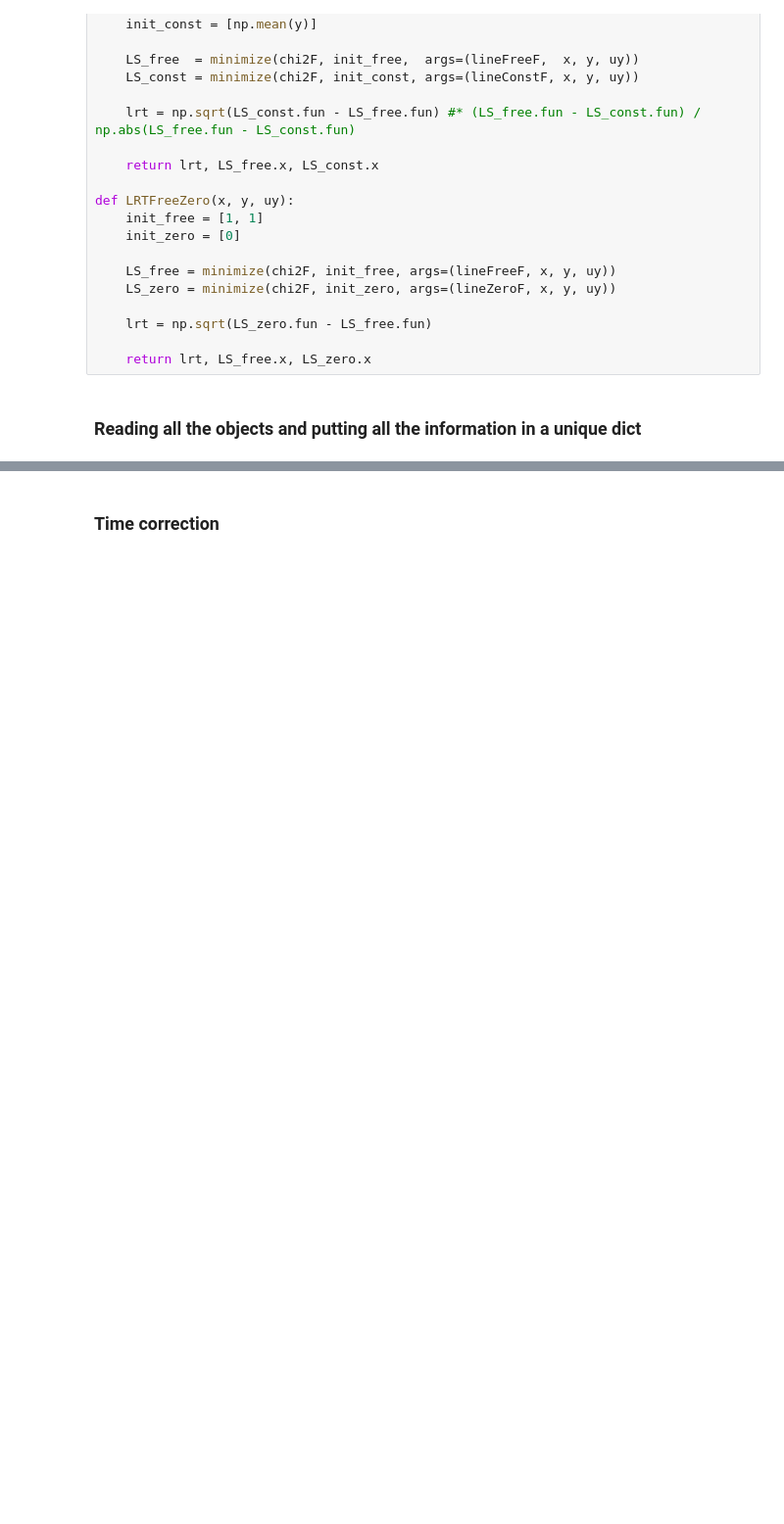
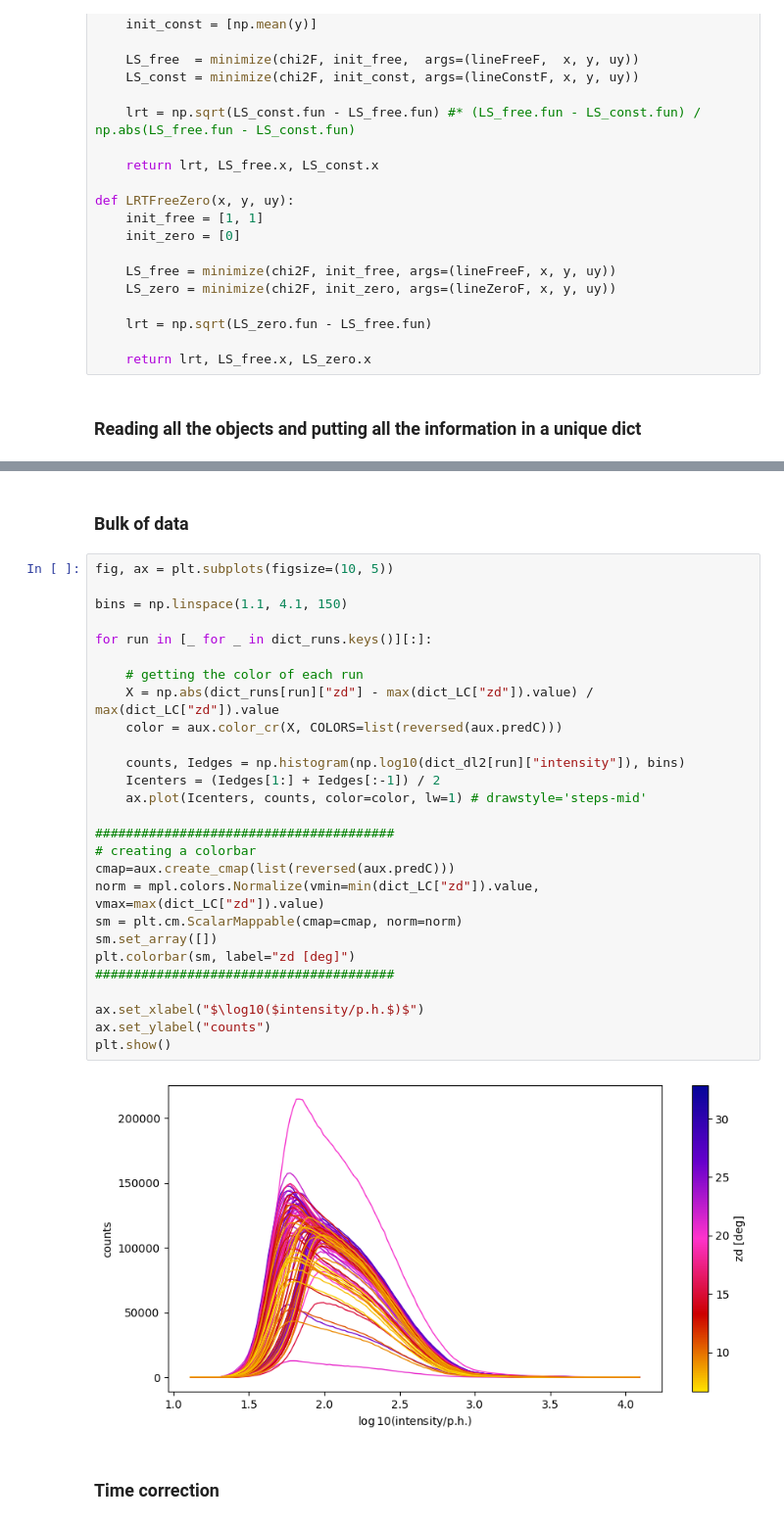
Before and after one commit to juanjq/cosmic_ray_data_correction, a Jupyter notebook: main.ipynb, the cells around one changed output, grey strips where cells are left out. Shown at 98% size. Drawn from its saved outputs; the diff is of its cells as text; blank space fills up the shorter version.

```diff
--- a/main.ipynb
+++ b/main.ipynb
@@ -147,3 +147,34 @@ Wall time: 1min 47s
+# %% [markdown]
+### Bulk of data
+# %%
+fig, ax = plt.subplots(figsize=(10, 5))
+
+bins = np.linspace(1.1, 4.1, 150)
+
+for run in [_ for _ in dict_runs.keys()][:]:
+
+    # getting the color of each run
+    X = np.abs(dict_runs[run]["zd"] - max(dict_LC["zd"]).value) / max(dict_LC["zd"]).value
+    color = aux.color_cr(X, COLORS=list(reversed(aux.predC)))
+
+    counts, Iedges = np.histogram(np.log10(dict_dl2[run]["intensity"]), bins)
+    Icenters = (Iedges[1:] + Iedges[:-1]) / 2
+    ax.plot(Icenters, counts, color=color, lw=1) # drawstyle='steps-mid'
+
+#######################################
+# creating a colorbar
+cmap=aux.create_cmap(list(reversed(aux.predC)))
+norm = mpl.colors.Normalize(vmin=min(dict_LC["zd"]).value, vmax=max(dict_LC["zd"]).value)
+sm = plt.cm.ScalarMappable(cmap=cmap, norm=norm)
+sm.set_array([])
+plt.colorbar(sm, label="zd [deg]")
+#######################################
+
+ax.set_xlabel("$\log10($intensity/p.h.$)$")
+ax.set_ylabel("counts")
+plt.show()
+# %% [output]
+[figure, added]
 # %% [markdown]
 ### Time correction
 # %%
```
Also changed, not shown: parts of 3 cells of this notebook, 1 other file.
